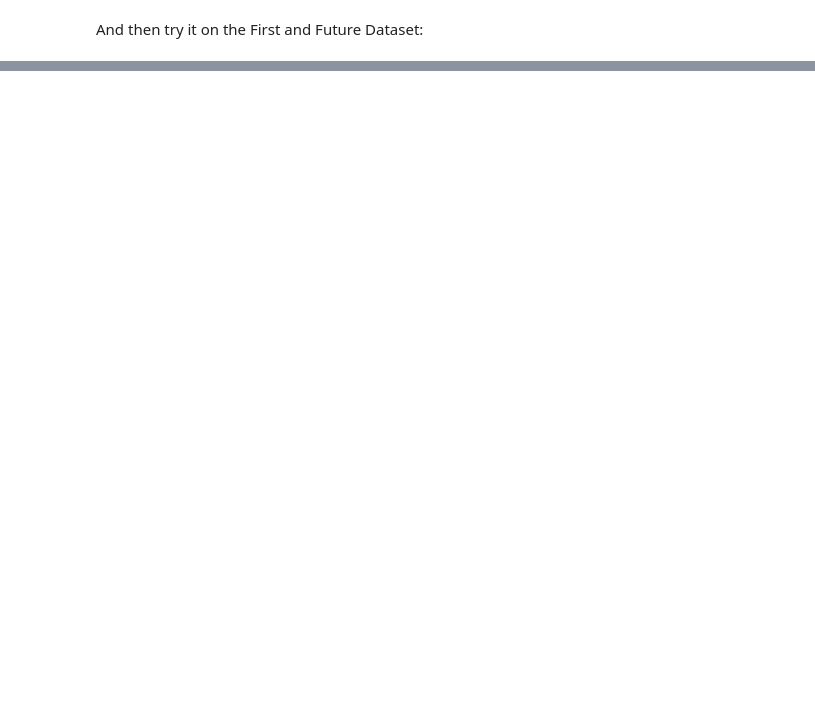
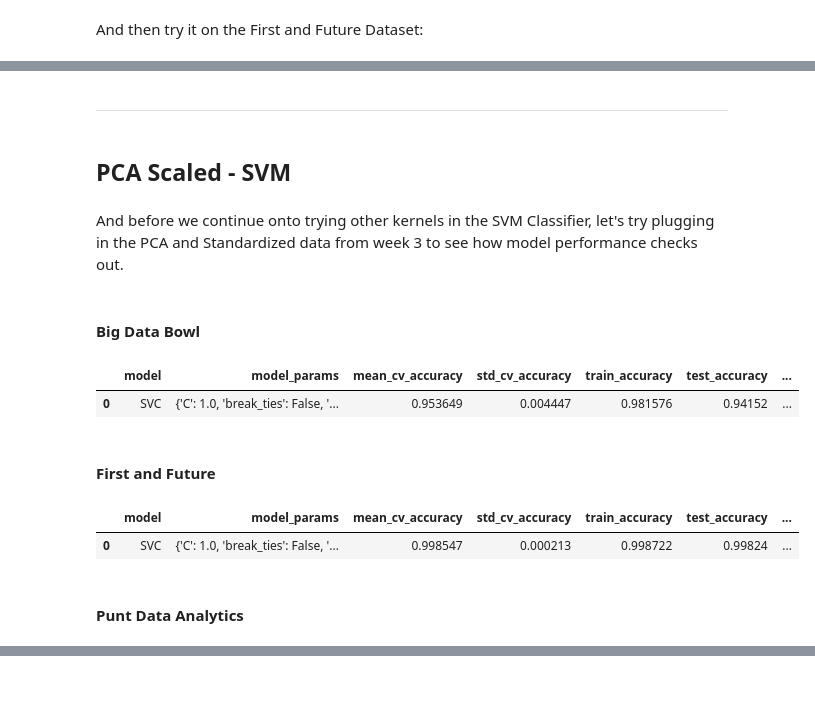
Before and after one commit to LeeMcFarling/AFL_Project_backup, a Jupyter notebook: Modeling/Weekly Assignments/Week_5.ipynb, the cells around one changed output, grey strips where cells are left out. Saved outputs shown, nothing was run; the diff lists cells and outputs as text; code cells hidden in the pictures; blank space fills up the shorter version.

Commit message:
week 5 90 %

```diff
--- a/Modeling/Weekly Assignments/Week_5.ipynb
+++ b/Modeling/Weekly Assignments/Week_5.ipynb
@@ -228,0 +352,70 @@ FNF_Linear_SVC_results_df
+# %% [markdown]
+___
+# %% [markdown]
+## **PCA Scaled - SVM**
+# %% [markdown]
+And before we continue onto trying other kernels in the SVM Classifier, let's try plugging in the PCA and Standardized data from week 3 to see how model performance checks out.
+# %% [markdown]
+#### **Big Data Bowl**
+# %%
+params_ = {
+    'class_weight' : 'balanced',        # attempt to balance dataset
+    'max_iter' : 50000,                 # Iteratively increased this until Convergence Warnings went away
+    'tol': 1e-2,                        # Another convergence warning measure
+    'random_state' : 42,
+    'kernel': 'rbf',
+    'C': 1.0
+
+}
+
+BDB_PCA_SVC_results_df = run_model_classifier(
+    SVC,
+    BDB_PCA_X_train_scaled,
+    BDB_PCA_y_train,
+    BDB_PCA_X_test_scaled,
+    BDB_PCA_y_test,
+    n_repeats=5,
+    n_jobs=-1,
+    run_comment='BDB - PCA Transformed -  SVC - rbf kernel',
+    return_model=False,
+    concat_results=True,
+    **params_
+    )
+
+BDB_PCA_SVC_results_df
+# %% [output]
+|  | model | model_params | mean_cv_accuracy | std_cv_accuracy | train_accuracy | test_accuracy | ... |
+| 0 | SVC | {'C': 1.0, 'break_ties': False, '... | 0.953649 | 0.004447 | 0.981576 | 0.94152 | ... |
+# %% [markdown]
+#### **First and Future**
+# %%
+params_ = {
+    'class_weight' : 'balanced',        # attempt to balance dataset
+    'max_iter' : 50000,                 # Iteratively increased this until Convergence Warnings went away
+    'tol': 1e-2,                        # Another convergence warning measure
+    'random_state' : 42,
+    'kernel': 'rbf',
+    'C': 1.0
+
+}
+
+FNF_PCA_SVC_results_df = run_model_classifier(
+    SVC,
+    FNF_PCA_X_train_scaled,
+    FNF_PCA_y_train,
+    FNF_PCA_X_test_scaled,
+    FNF_PCA_y_test,
+    n_repeats=5,
+    n_jobs=-1,
+    run_comment='FNF - PCA Transformed -  SVC - rbf kernel',
+    return_model=False,
+    concat_results=True,
+    **params_
+    )
+
+FNF_PCA_SVC_results_df
+# %% [output]
+|  | model | model_params | mean_cv_accuracy | std_cv_accuracy | train_accuracy | test_accuracy | ... |
+| 0 | SVC | {'C': 1.0, 'break_ties': False, '... | 0.998547 | 0.000213 | 0.998722 | 0.99824 | ... |
+# %% [markdown]
+#### **Punt Data Analytics**
```
Also changed, not shown: parts of 36 cells of this notebook.
